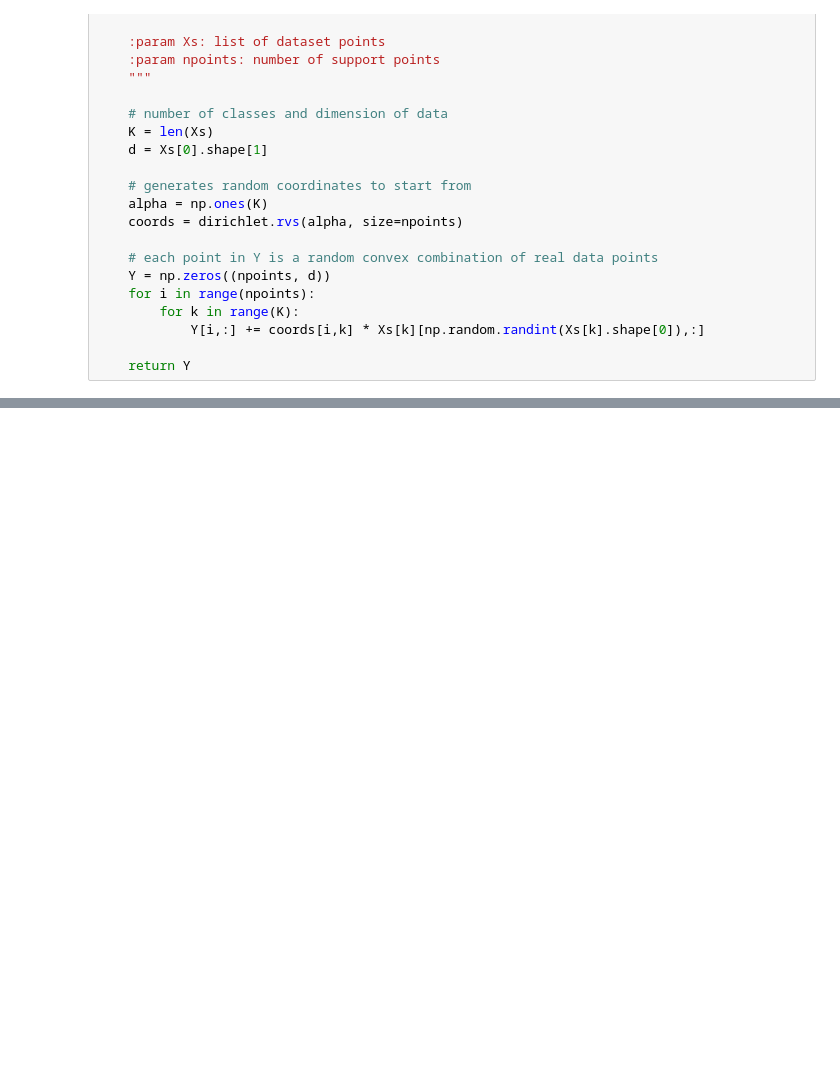
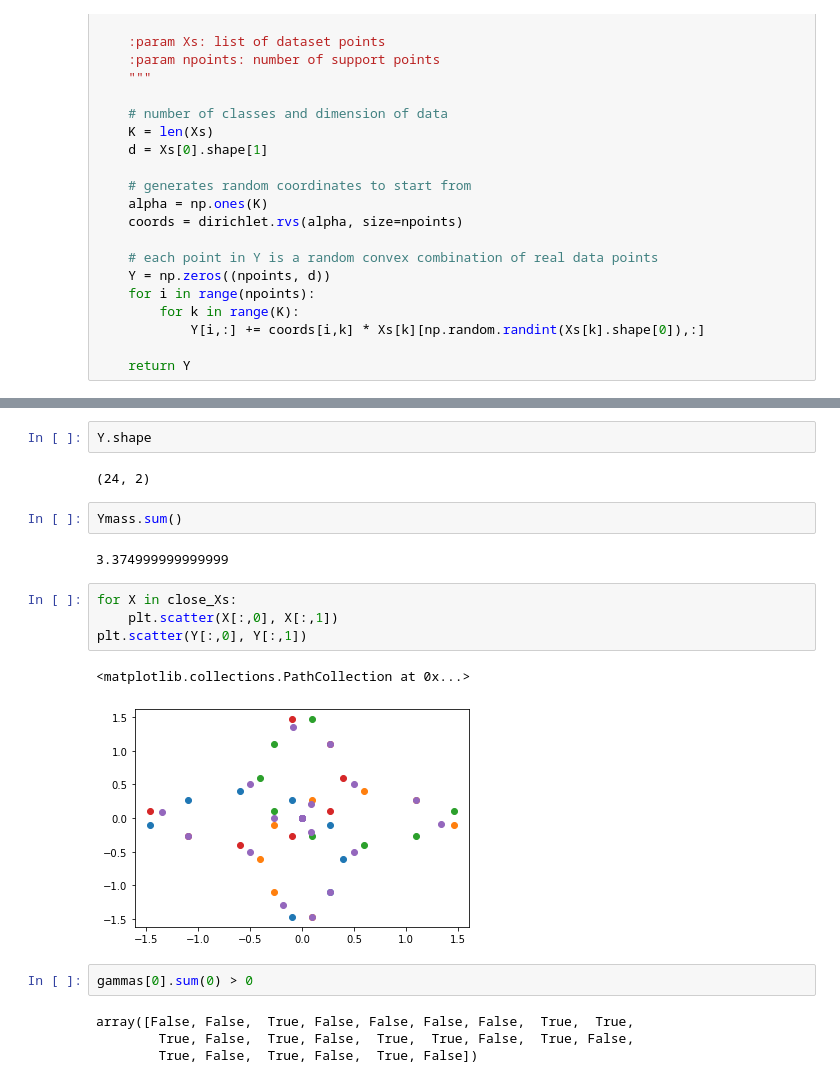
Before and after one commit to MattWerenski/Adversarial-OT, a Jupyter notebook: FP_Demo.ipynb, the cells around one changed output, grey strips where cells are left out. Cells and saved outputs as stored; diff of their text form; blank space fills up the shorter version.

```diff
--- a/FP_Demo.ipynb
+++ b/FP_Demo.ipynb
@@ -142,0 +414,21 @@ plt.scatter(Y[:,0], Y[:,1])
+# %%
+Y.shape
+# %% [output]
+(24, 2)
+# %%
+Ymass.sum()
+# %% [output]
+3.374999999999999
+# %%
+for X in close_Xs:
+    plt.scatter(X[:,0], X[:,1])
+plt.scatter(Y[:,0], Y[:,1])
+# %% [output]
+<matplotlib.collections.PathCollection at 0x...>
+[figure, added]
+# %%
+gammas[0].sum(0) > 0
+# %% [output]
+array([False, False,  True, False, False, False, False,  True,  True,
+        True, False,  True, False,  True,  True, False,  True, False,
+        True, False,  True, False,  True, False])
```
Also changed, not shown: parts of 17 cells of this notebook, 2 other files.
